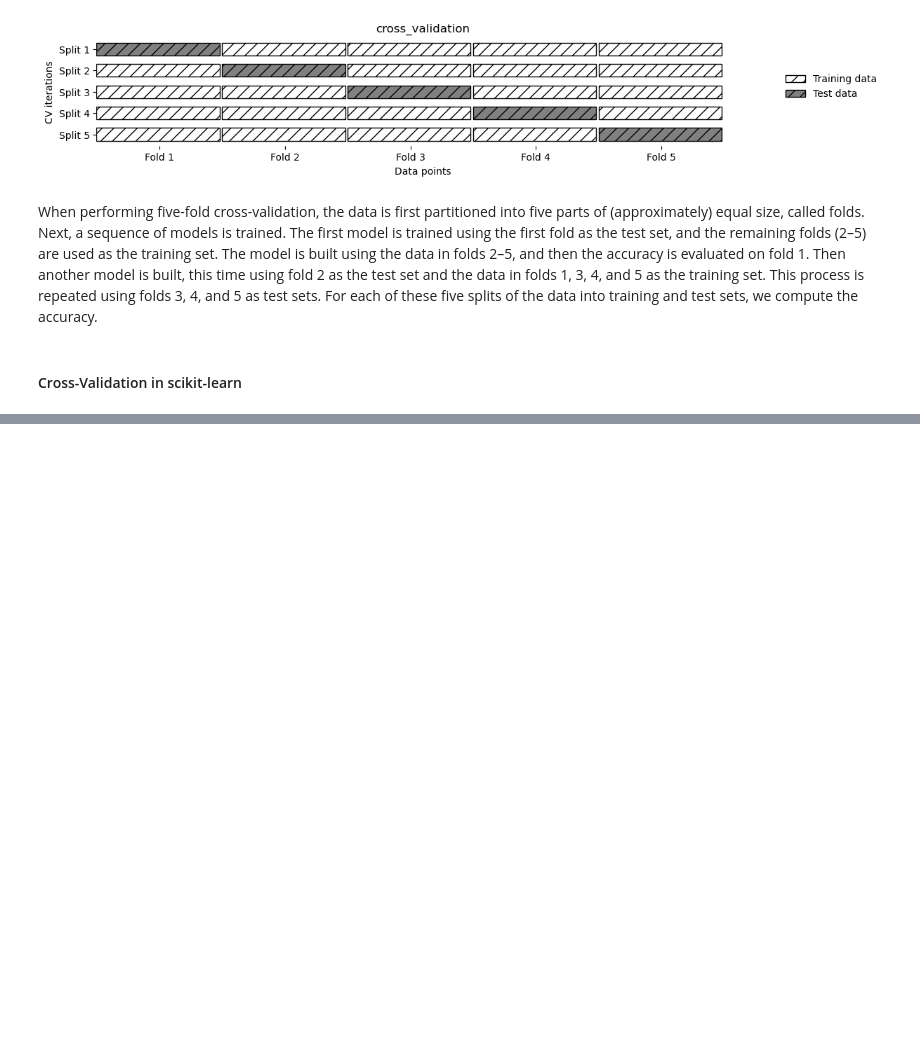
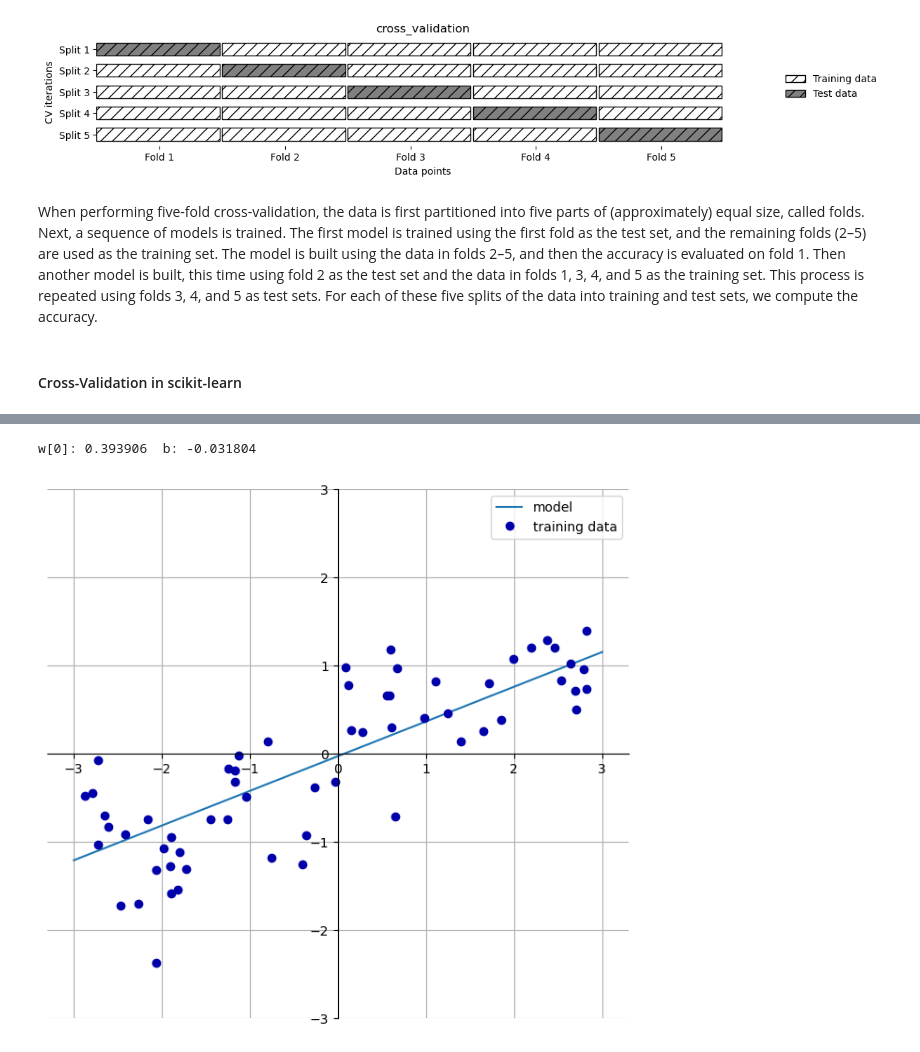
Before and after one commit to saurbina/HW1, a Jupyter notebook: week_3.ipynb, the cells around one changed output, grey strips where cells are left out. Saved outputs shown, nothing was run; the diff lists cells and outputs as text; code cells hidden in the pictures; blank space fills up the shorter version.

```diff
--- a/week_3.ipynb
+++ b/week_3.ipynb
@@ -218,0 +227,5 @@ When performing five-fold cross-validation, the data is first partitioned into f
+# %%
+mglearn.plots.plot_linear_regression_wave()
+# %% [output]
+w[0]: 0.393906  b: -0.031804
+[figure, added]
```
Also changed, not shown: parts of 29 cells of this notebook, 1 other file.
